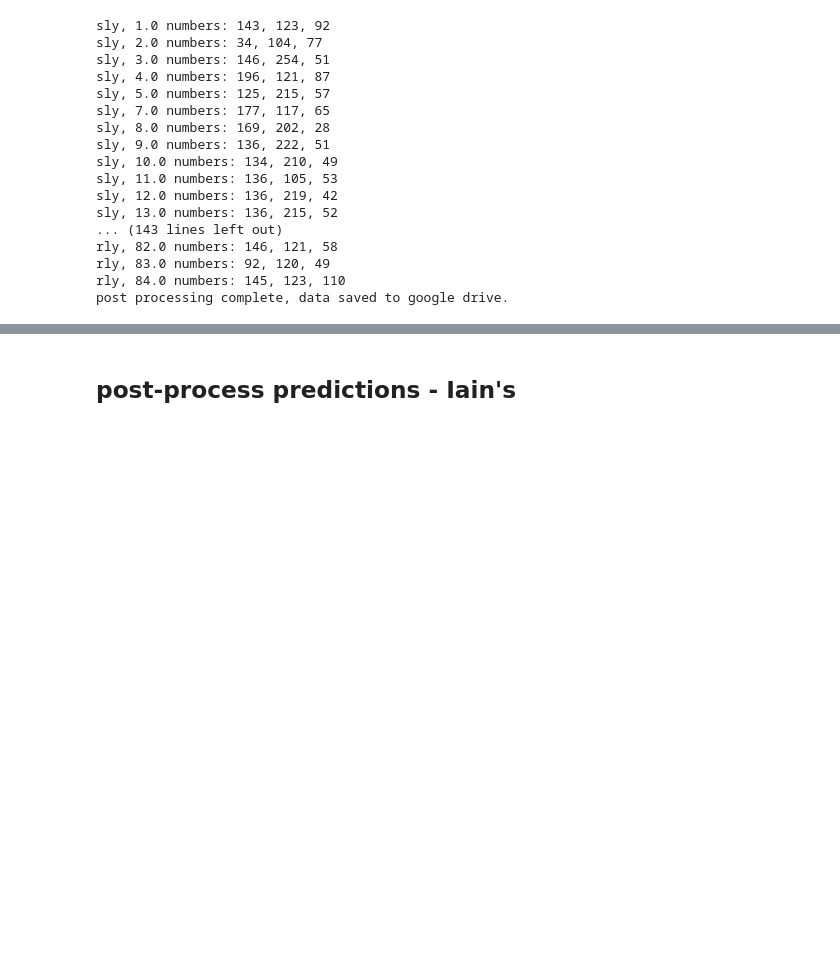
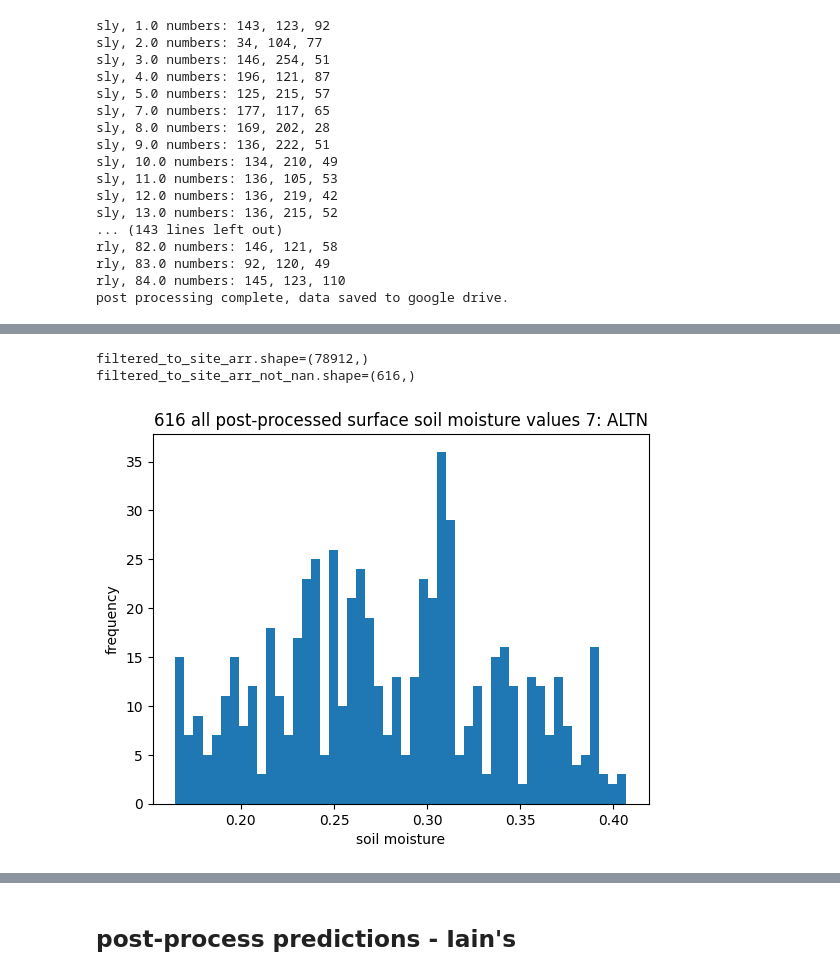
Before and after one commit to ilmcconnell/HRSM, a Jupyter notebook: HRSM_MAPPING_ML_pipeline_multiplePoints_lgar_inputs.ipynb, the cells around one changed output, grey strips where cells are left out. Drawn from its saved outputs; the diff is of its cells as text; code cells hidden in the pictures; blank space fills up the shorter version.

```diff
--- a/HRSM_MAPPING_ML_pipeline_multiplePoints_lgar_inputs.ipynb
+++ b/HRSM_MAPPING_ML_pipeline_multiplePoints_lgar_inputs.ipynb
@@ -3918,0 +4009,22 @@ post processing complete, data saved to google drive.
+# %%
+#@title histogram of post processed data
+# set up config in this cell
+site_int_id = 7
+bins = 50
+site_idx = wisconet_site_id_to_site_arr_idx[site_int_id]
+station_code = wisconet_id_to_station_code[site_int_id]
+
+# filter processed surface data
+filtered_to_site_arr = ssm_sl_arr2D[:, site_idx]
+filtered_to_site_arr_not_nan = filtered_to_site_arr[~np.isnan(filtered_to_site_arr)]
+
+# plot data
+n, bins, patches = plt.hist(filtered_to_site_arr_not_nan, bins=bins)
+plt.title(f"{len(filtered_to_site_arr_not_nan)} all post-processed surface soil moisture values {site_int_id}: {station_code}")
+plt.xlabel("soil moisture")
+plt.ylabel("frequency")
+plt.show()
+# %% [output]
+filtered_to_site_arr.shape=(78912,)
+filtered_to_site_arr_not_nan.shape=(616,)
+[figure, added]
```
Also changed, not shown: parts of 18 cells of this notebook.
